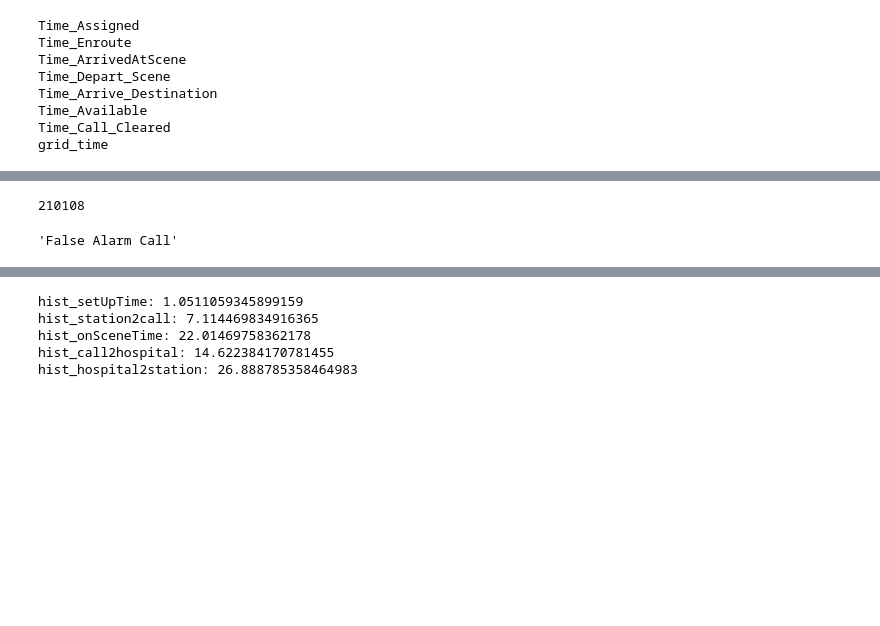
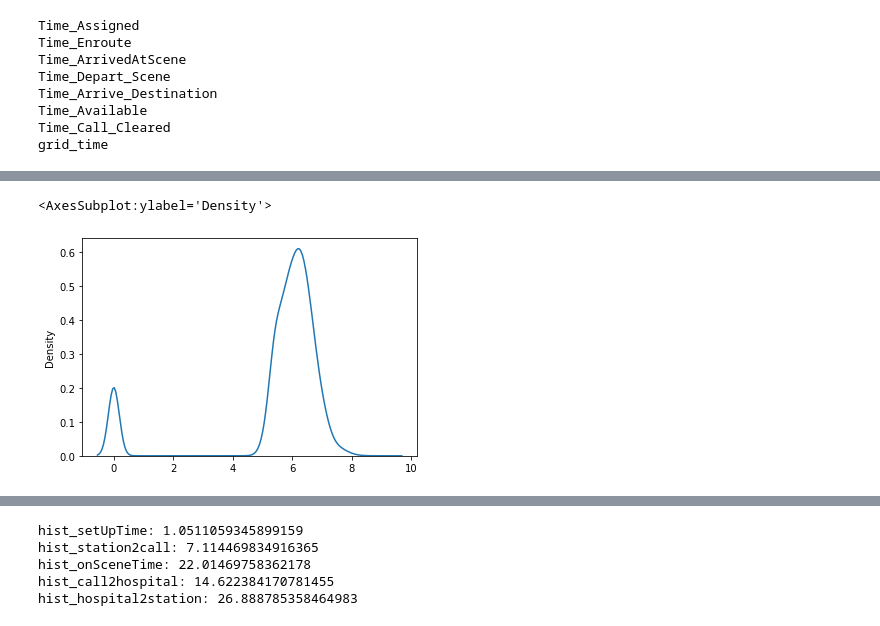
Before and after one commit to joshua-ong/AmbulanceDeployment, a Jupyter notebook: verification/travel_time.ipynb, the cells around one changed output, grey strips where cells are left out. Drawn from its saved outputs; the diff is of its cells as text; code cells hidden in the pictures; blank space fills up the shorter version.

```diff
--- a/verification/travel_time.ipynb
+++ b/verification/travel_time.ipynb
@@ -130,4 +147,0 @@ NameError: name 'csv2calendar' is not defined
-# %%
-len(clean)
-# %% [output]
-210108
@@ -154,7 +148,3 @@ def csv2calendar(index,type_event):
-# %%
-clean[4,-5]
-# %% [output]
-'False Alarm Call'
 # %%
 nsamples = len(peakHours) #len(clean) #= 1000
 hist_setUpTime = [] #np.zeros([10,1])
@@ -207,0 +204,6 @@ for i in range(1,nsamples):
+# %%
+import seaborn as sns
+sns.kdeplot(peakHours[1:,-1].astype(float) / 60)
+# %% [output]
+<AxesSubplot:ylabel='Density'>
+[figure, added]
```
Also changed, not shown: parts of 29 cells of this notebook, 8 other files.
